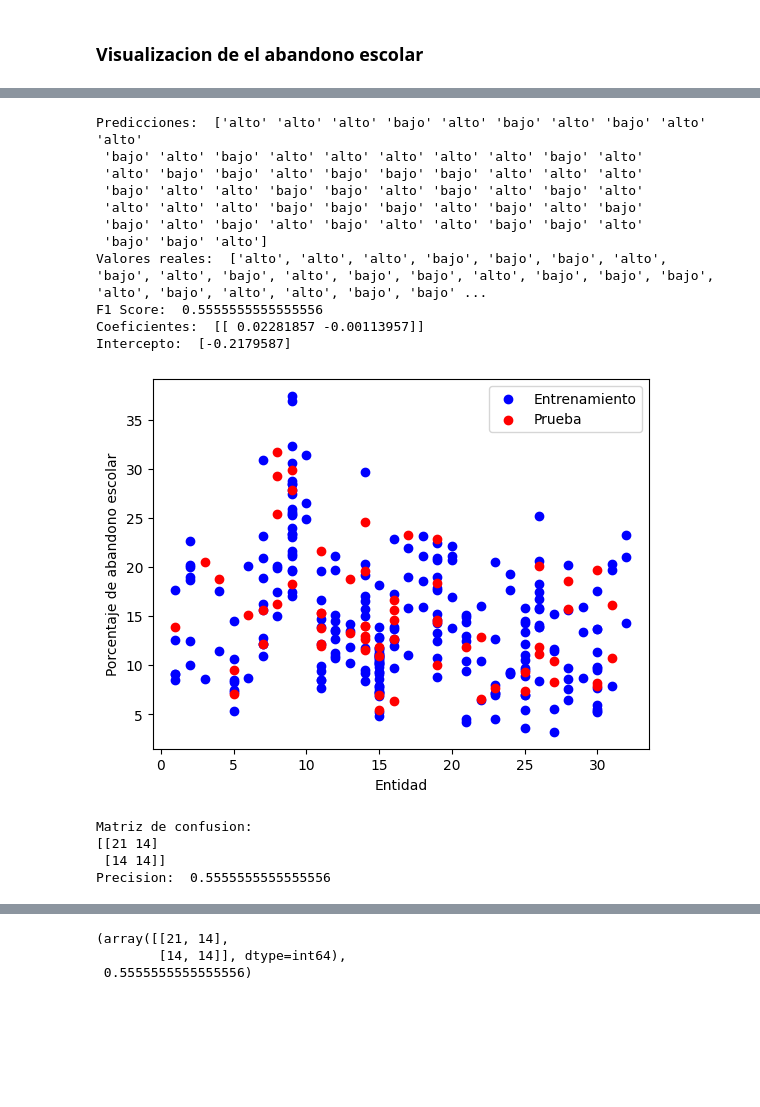
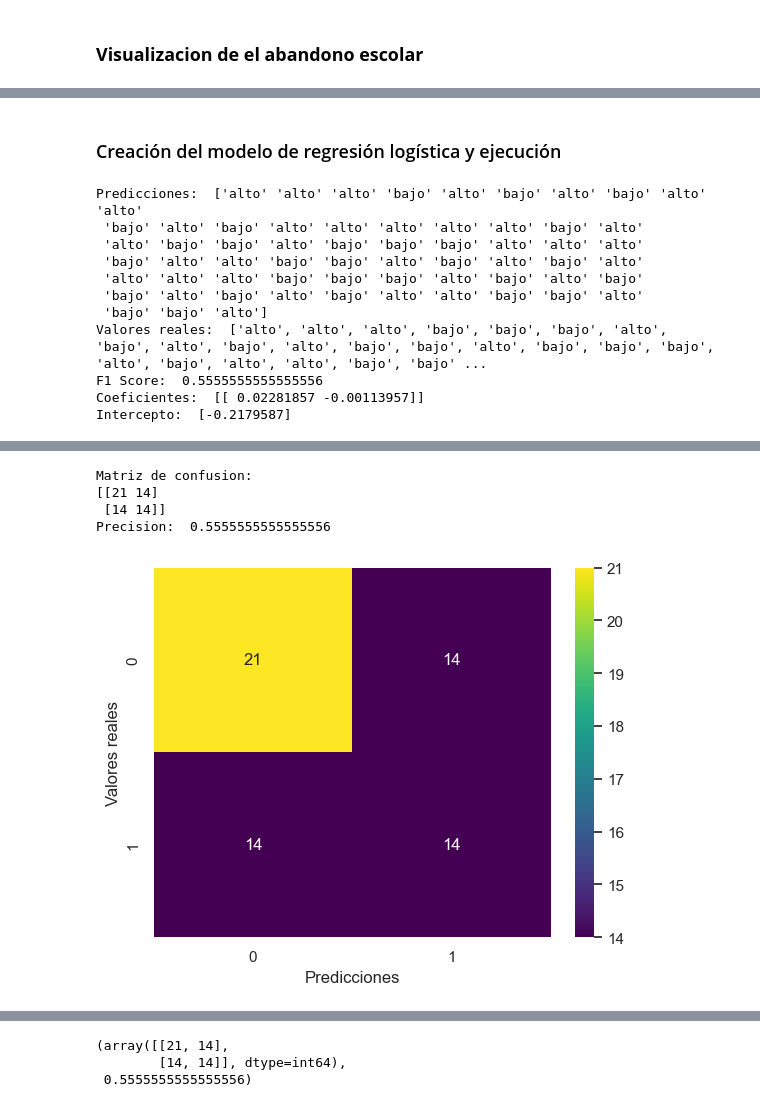
Before and after one commit to CarlosCastanon2099/Inteligencia-Artificial, a Jupyter notebook: Practicas/Practica-07/practica_07.ipynb, the cells around one changed output, grey strips where cells are left out. Saved outputs shown, nothing was run; the diff lists cells and outputs as text; code cells hidden in the pictures; blank space fills up the shorter version.

```diff
--- a/Practicas/Practica-07/practica_07.ipynb
+++ b/Practicas/Practica-07/practica_07.ipynb
@@ -220,3 +277,5 @@ plt.xticks(rotation=90)
+# %% [markdown]
+### Creación del modelo de regresión logística y ejecución
 # %%
 def read_data(path):
     '''
@@ -250,14 +309,15 @@ def train_model(train_data):
     return model
 '''
 
-def train_model(train_data, epochs=1):
+def train_model(train_data, epochs):
     X = train_data[['cve_ent', 'cve_plantel']]
     y = train_data['Porcentaje_de_abandono_escolar']
     y = ['alto' if i > 13 else 'bajo' for i in y]
 
     model = sk.linear_model.LogisticRegression(max_iter=epochs)
+    model.fit(X, y)
 
-    precisiones = []
+    """precisiones = []
     #precisiones2 = []
     for epoch in range(epochs):
         # Calcular y guardar la precisión actual
@@ -276,7 +336,7 @@ def train_model(train_data, epochs=1):
     plt.ylabel('Precision')
     plt.title('Entrenamiento del modelo de Regresion Logistica')
 
-    plt.show()
+    plt.show()"""
 
     return model
 
@@ -317,10 +377,6 @@ def evaluate_model(model, test_data):
     print('F1 Score: ', f1_score(y, y_pred, average='weighted'))
 
     return y_pred, y
-
-
-
-
 
 def plot_data(train_data, test_data):
     '''
@@ -374,3 +430,14 @@ plot_data(train_data, test_data)
 
 confusion_Matrix(y_pred, y)
 # %% [output]
+Predicciones:  ['alto' 'alto' 'alto' 'bajo' 'alto' 'bajo' 'alto' 'bajo' 'alto' 'alto'
+ 'bajo' 'alto' 'bajo' 'alto' 'alto' 'alto' 'alto' 'alto' 'bajo' 'alto'
+ 'alto' 'bajo' 'bajo' 'alto' 'bajo' 'bajo' 'bajo' 'alto' 'alto' 'alto'
+ 'bajo' 'alto' 'alto' 'bajo' 'bajo' 'alto' 'bajo' 'alto' 'bajo' 'alto'
+ 'alto' 'alto' 'alto' 'bajo' 'bajo' 'bajo' 'alto' 'bajo' 'alto' 'bajo'
+ 'bajo' 'alto' 'bajo' 'alto' 'bajo' 'alto' 'alto' 'bajo' 'bajo' 'alto'
+ 'bajo' 'bajo' 'alto']
+Valores reales:  ['alto', 'alto', 'alto', 'bajo', 'bajo', 'bajo', 'alto', 'bajo', 'alto', 'bajo', 'alto', 'bajo', 'bajo', 'alto', 'bajo', 'bajo', 'bajo', 'alto', 'bajo', 'alto', 'alto', 'bajo', 'bajo' ...
+F1 Score:  0.5555555555555556
+Coeficientes:  [[ 0.02281857 -0.00113957]]
+Intercepto:  [-0.2179587]
@@ -378,16 +445,5 @@ confusion_Matrix(y_pred, y)
-Predicciones:  ['alto' 'alto' 'alto' 'bajo' 'alto' 'bajo' 'alto' 'bajo' 'alto' 'alto'
- 'bajo' 'alto' 'bajo' 'alto' 'alto' 'alto' 'alto' 'alto' 'bajo' 'alto'
- 'alto' 'bajo' 'bajo' 'alto' 'bajo' 'bajo' 'bajo' 'alto' 'alto' 'alto'
- 'bajo' 'alto' 'alto' 'bajo' 'bajo' 'alto' 'bajo' 'alto' 'bajo' 'alto'
- 'alto' 'alto' 'alto' 'bajo' 'bajo' 'bajo' 'alto' 'bajo' 'alto' 'bajo'
- 'bajo' 'alto' 'bajo' 'alto' 'bajo' 'alto' 'alto' 'bajo' 'bajo' 'alto'
- 'bajo' 'bajo' 'alto']
-Valores reales:  ['alto', 'alto', 'alto', 'bajo', 'bajo', 'bajo', 'alto', 'bajo', 'alto', 'bajo', 'alto', 'bajo', 'bajo', 'alto', 'bajo', 'bajo', 'bajo', 'alto', 'bajo', 'alto', 'alto', 'bajo', 'bajo' ...
-F1 Score:  0.5555555555555556
-Coeficientes:  [[ 0.02281857 -0.00113957]]
-Intercepto:  [-0.2179587]
+Matriz de confusion:
+[[21 14]
+ [14 14]]
+Precision:  0.5555555555555556
-[figure, old version]
+[figure, new version]
-Matriz de confusion:
-[[21 14]
- [14 14]]
-Precision:  0.5555555555555556
```
Also changed, not shown: parts of 12 cells of this notebook.
